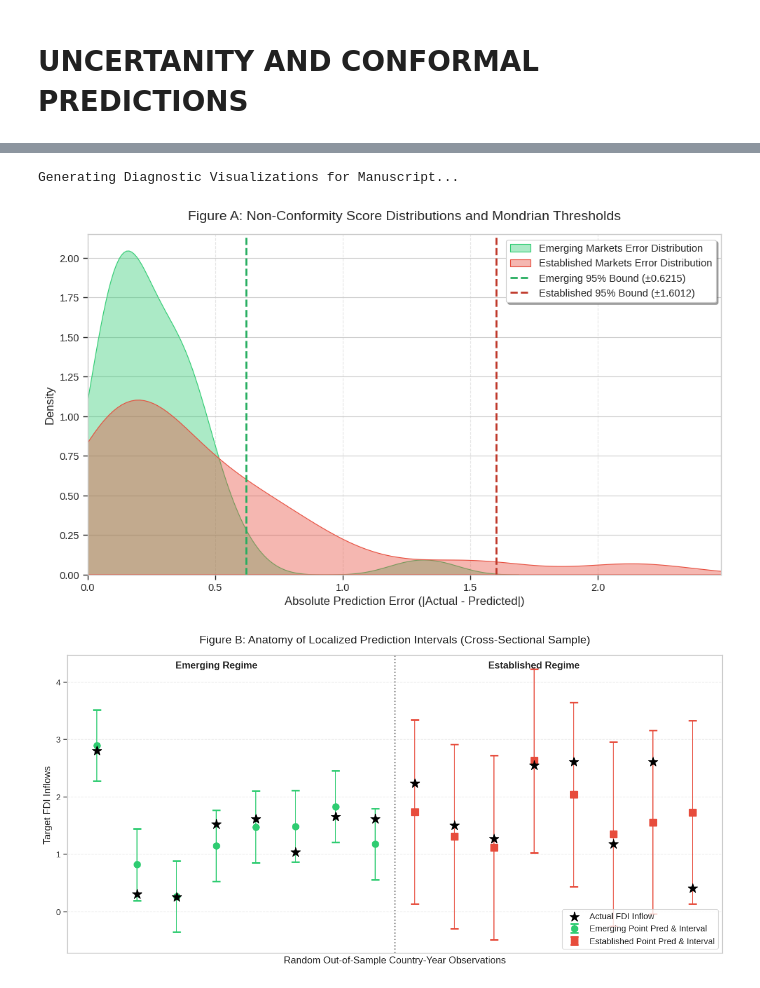
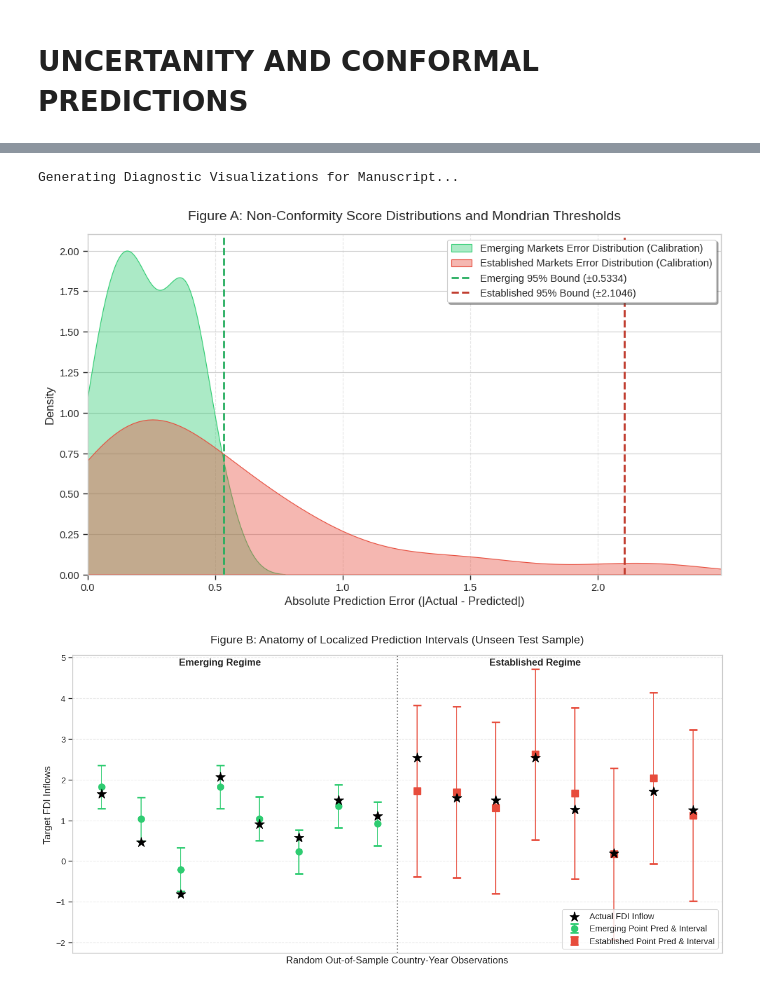
Before and after one commit to souravbose1991/sovereign-esg-thresholds, a Jupyter notebook: Paper_1_notebook.ipynb, the cells around one changed output, grey strips where cells are left out. Drawn from its saved outputs; the diff is of its cells as text; code cells hidden in the pictures.

Commit message:
updated scripts

```diff
--- a/Paper_1_notebook.ipynb
+++ b/Paper_1_notebook.ipynb
@@ -233,7 +238,7 @@ df_wdi = df_wdi.reset_index()
 df_wdi['Year'] = df_wdi['Year'].str.replace('YR', '').astype(int)
 df_wdi = df_wdi.rename(columns=indicators_wdi)
 
-df_wgi = pd.read_csv('/content/drive/MyDrive/Colab_Notebooks/P_Data_Extract_From_Worldwide_Governance_Indicators/wgi_data.csv')
+df_wgi = pd.read_csv('/content/drive/MyDrive/Rennes DBA/SB Final Thesis/Paper 1/data/P_Data_Extract_From_Worldwide_Governance_Indicators/wgi_data.csv')
 for col in df_wgi.columns:
     if col.startswith('ESG_G_'):
         df_wgi[col] = pd.to_numeric(df_wgi[col], errors='coerce')
@@ -870,4 +875,6 @@ df_leaderboard
 | 6th | Ridge | 0.779706 | 0.557784 | {'alpha': 5.457991346036286} |
 # %% [markdown]
 # TRAIN BEST MODELS
+# %%
+use_manual_params = True
 # %%
@@ -875,5 +882,3 @@ df_leaderboard
-# %%
-use_manual_params = False
 # %%
 # ============================================================
 # Appendix: Optimal Hyperparameters per Architecture
@@ -1829,26 +1832,27 @@ plt.show()
 # %%
 import seaborn as sns
+import numpy as np
+import pandas as pd
+import matplotlib.pyplot as plt
+
 # ==============================================================
 # NEW CELL: MONDRIAN VOLATILITY & INTERVAL ANATOMY VISUALIZATIONS
 # ==============================================================
 print("\nGenerating Diagnostic Visualizations for Manuscript...")
 
-# --- 1. PREPARE NON-CONFORMITY SCORES ---
-# Calculate the absolute residuals (errors) for both groups
-scores_emerging = np.abs(results_df.loc[emerging_mask.index, 'Actual'].loc[emerging_mask] -
-                         results_df.loc[emerging_mask.index, 'XGBoost_Pred'].loc[emerging_mask])
+# --- 1. PREPARE NON-CONFORMITY SCORES (CALIBRATION SET ONLY) ---
+scores_emerging = np.abs(results_df.loc[cal_idx, 'Actual'].loc[cal_emerging_mask] -
+                         results_df.loc[cal_idx, 'XGBoost_Pred'].loc[cal_emerging_mask])
 
-scores_established = np.abs(results_df.loc[established_mask.index, 'Actual'].loc[established_mask] -
-                            results_df.loc[established_mask.index, 'XGBoost_Pred'].loc[established_mask])
+scores_established = np.abs(results_df.loc[cal_idx, 'Actual'].loc[cal_established_mask] -
+                            results_df.loc[cal_idx, 'XGBoost_Pred'].loc[cal_established_mask])
 
 # --- 2. FIGURE A: EQUITY & VOLATILITY DISTRIBUTION (KDE PLOT) ---
 plt.figure(figsize=(10, 6))
 
-# Plot the Kernel Density Estimates (KDE) to show the distribution of errors
-sns.kdeplot(scores_emerging, fill=True, color='#2ecc71', alpha=0.4, label='Emerging Markets Error Distribution')
-sns.kdeplot(scores_established, fill=True, color='#e74c3c', alpha=0.4, label='Established Markets Error Distribution')
+sns.kdeplot(scores_emerging, fill=True, color='#2ecc71', alpha=0.4, label='Emerging Markets Error Distribution (Calibration)')
+sns.kdeplot(scores_established, fill=True, color='#e74c3c', alpha=0.4, label='Established Markets Error Distribution (Calibration)')
 
-# Overlay the 95th percentile (q_hat) thresholds calculated in the main script
 plt.axvline(q_emerging, color='#27ae60', linestyle='--', linewidth=2,
             label=f'Emerging 95% Bound (\u00b1{q_emerging:.4f})')
 plt.axvline(q_established, color='#c0392b', linestyle='--', linewidth=2,
@@ -1857,53 +1861,47 @@ plt.axvline(q_established, color='#c0392b', linestyle='--', linewidth=2,
 plt.title("Figure A: Non-Conformity Score Distributions and Mondrian Thresholds", fontsize=14, pad=15)
 plt.xlabel("Absolute Prediction Error (|Actual - Predicted|)", fontsize=12)
 plt.ylabel("Density", fontsize=12)
-plt.xlim(0, max(scores_established.max(), scores_emerging.max()) * 1.1) # Bound the x-axis cleanly
+plt.xlim(0, max(scores_established.max(), scores_emerging.max()) * 1.1)
 plt.legend(loc='upper right', frameon=True, shadow=True)
 plt.grid(axis='x', linestyle='--', alpha=0.5)
 plt.tight_layout()
 plt.show()
 
-
-
-# --- 3. FIGURE B: INTERVAL ANATOMY (LOCALIZED ERROR BARS) ---
-# Sample 8 random observations from each regime to show a clean, uncrowded cross-section
-np.random.seed(42) # For reproducible manuscript charts
+# --- 3. FIGURE B: INTERVAL ANATOMY (LOCALIZED ERROR BARS - TEST SET ONLY) ---
+np.random.seed(42)
 sample_emerging = df_conformal[df_conformal['Market_Type'] == 'Emerging'].sample(8)
 sample_established = df_conformal[df_conformal['Market_Type'] == 'Established'].sample(8)
 sample_df = pd.concat([sample_emerging, sample_established]).reset_index(drop=True)
 
 plt.figure(figsize=(12, 6))
 
-# Plot Emerging observations
 plt.errorbar(x=sample_df[sample_df['Market_Type'] == 'Emerging'].index,
              y=sample_df[sample_df['Market_Type'] == 'Emerging']['XGBoost_Point_Prediction'],
              yerr=q_emerging, fmt='o', color='#2ecc71', ecolor='#2ecc71', capsize=5, capthick=2,
              markersize=8, label='Emerging Point Pred & Interval')
 
-# Plot Established observations
 plt.errorbar(x=sample_df[sample_df['Market_Type'] == 'Established'].index,
              y=sample_df[sample_df['Market_Type'] == 'Established']['XGBoost_Point_Prediction'],
              yerr=q_established, fmt='s', color='#e74c3c', ecolor='#e74c3c', capsize=5, capthick=2,
              markersize=8, label='Established Point Pred & Interval')
 
-# Overlay the Actual FDI Inflow values as black stars to prove coverage
 plt.scatter(sample_df.index, sample_df['Actual_FDI_inflows'], color='black', marker='*', s=150,
             zorder=5, label='Actual FDI Inflow')
 
-plt.title("Figure B: Anatomy of Localized Prediction Intervals (Cross-Sectional Sample)", fontsize=14, pad=15)
+plt.title("Figure B: Anatomy of Localized Prediction Intervals (Unseen Test Sample)", fontsize=14, pad=15)
 plt.ylabel("Target FDI Inflows", fontsize=12)
 plt.xlabel("Random Out-of-Sample Country-Year Observations", fontsize=12)
-plt.xticks([]) # Hide x-ticks as they are just arbitrary indices
-plt.axvline(7.5, color='grey', linestyle=':', linewidth=1.5) # Divide the two regimes visually
+plt.xticks([])
+plt.axvline(7.5, color='grey', linestyle=':', linewidth=1.5)
 plt.text(3, plt.ylim()[1]*0.95, 'Emerging Regime', fontsize=12, fontweight='bold', ha='center')
 plt.text(11, plt.ylim()[1]*0.95, 'Established Regime', fontsize=12, fontweight='bold', ha='center')
 plt.legend(loc='lower right', frameon=True)
 plt.grid(axis='y', linestyle='--', alpha=0.4)
 plt.tight_layout()
 plt.show()
 # %% [output]
 Generating Diagnostic Visualizations for Manuscript...
-[figure, old version]
+[figure, new version]
-[figure, old version]
+[figure, new version]
 # %%
 # ==============================================================
```
Also changed, not shown: parts of 7 cells of this notebook, 3 other files.
